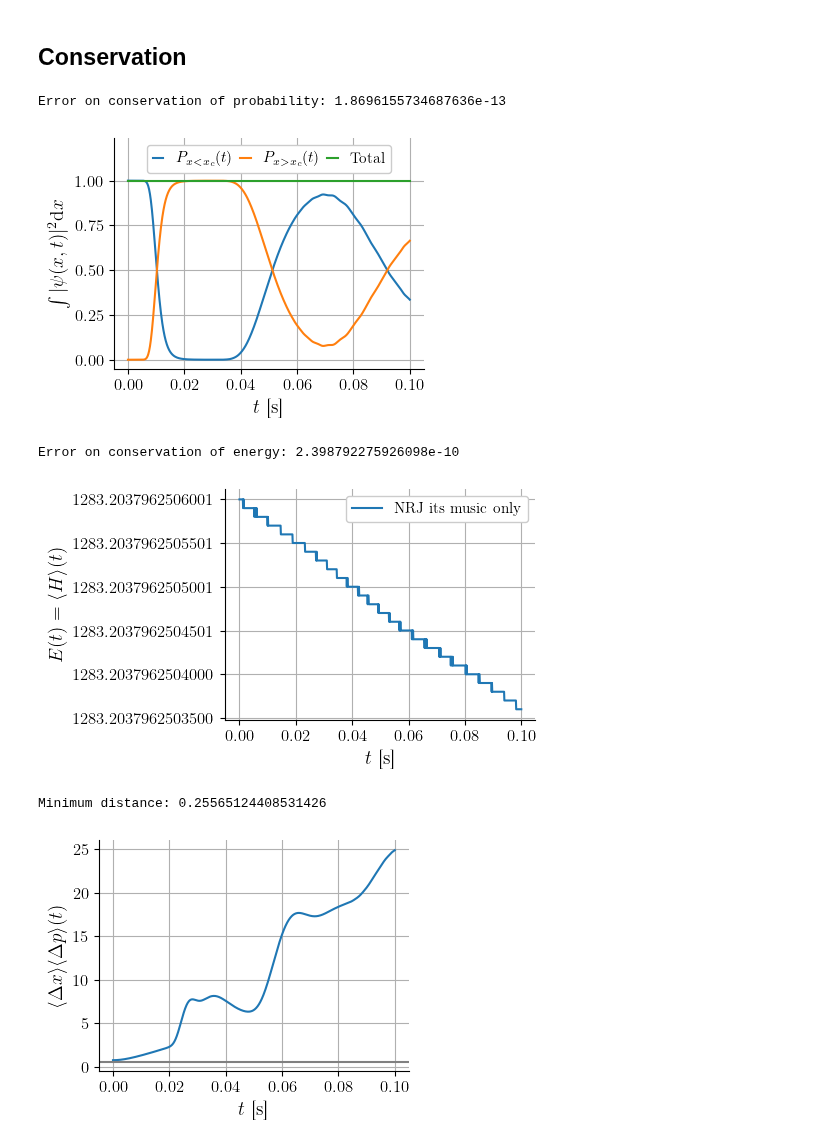
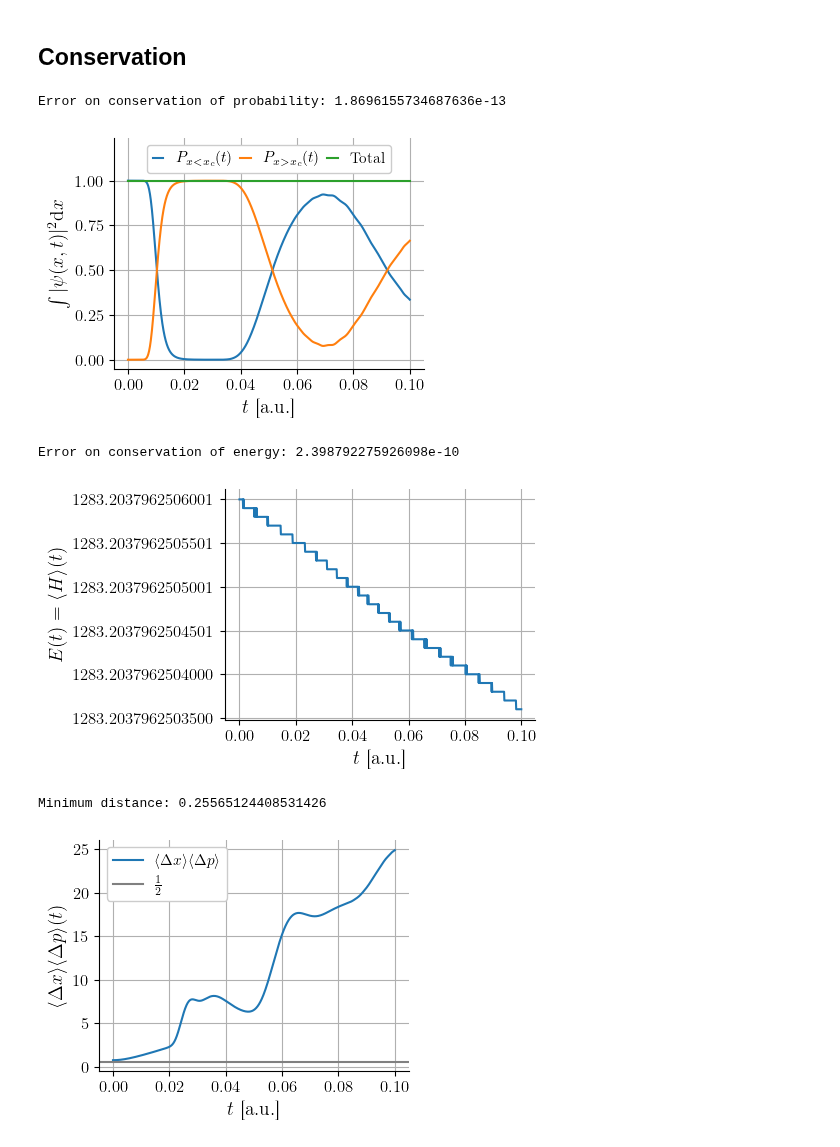
Before and after one commit to TomVdt/PhysNum, a Jupyter notebook: exercice6/analysis/analysis_i.ipynb, the cells around one changed output. Cells and saved outputs as stored; diff of their text form; code cells hidden in the pictures.

```diff
--- a/exercice6/analysis/analysis_i.ipynb
+++ b/exercice6/analysis/analysis_i.ipynb
@@ -173,7 +187,7 @@ plt.plot(data_obs[:,0], total, label="Total")
 
 print(f'Error on conservation of probability: {np.max(total) - np.min(total)}')
 
-plt.xlabel(r'$t$ [s]')
+plt.xlabel(r'$t$ [a.u.]')
 plt.ylabel(r'$\int |\psi(x,t)|^2 \mathrm{d}x$')
 plt.ylim(plt.ylim()[0], 1.24)
 plt.legend(ncols=3, columnspacing=0.5, handlelength=0.7, loc='upper center')
@@ -181,32 +195,33 @@ plt.grid()
 plt.savefig(export_path + 'i_conservation_probability.pdf')
 # %% [output]
 Error on conservation of probability: 1.8696155734687636e-13
-[figure, old version]
+[figure, new version]
 # %%
 %matplotlib inline
 plt.plot(data_obs[:,0], H_moy, label="NRJ its music only")
 
 print(f'Error on conservation of energy: {np.max(H_moy) - np.min(H_moy)}')
 
-plt.xlabel(r'$t$ [s]')
+plt.xlabel(r'$t$ [a.u.]')
 plt.ylabel(r'$E(t) = \langle H \rangle (t)$')
 # plt.legend()
 plt.grid()
 plt.savefig(export_path + 'i_conservation_energy.pdf')
 # %% [output]
 Error on conservation of energy: 2.398792275926098e-10
-[figure, old version]
+[figure, new version]
 # %%
 %matplotlib inline
 plt.plot(t, delta_x*delta_p, label=r'$\langle \Delta x \rangle \langle \Delta p \rangle$')
 
 print(f'Minimum distance: {np.min(delta_x * delta_p) - 1/2}')
 
 plt.axhline(1/2, label=r'$\frac{1}{2}$')
-plt.xlabel(r'$t$ [s]')
+plt.xlabel(r'$t$ [a.u.]')
 plt.ylabel(r'$\langle \Delta x \rangle \langle \Delta p \rangle (t)$')
 plt.legend()
 plt.grid()
+plt.savefig(export_path + 'i_heisenberg.pdf')
 # %% [output]
 Minimum distance: 0.25565124408531426
-[figure, old version]
+[figure, new version]
```
Also changed, not shown: parts of 9 cells of this notebook, 14 other files.
